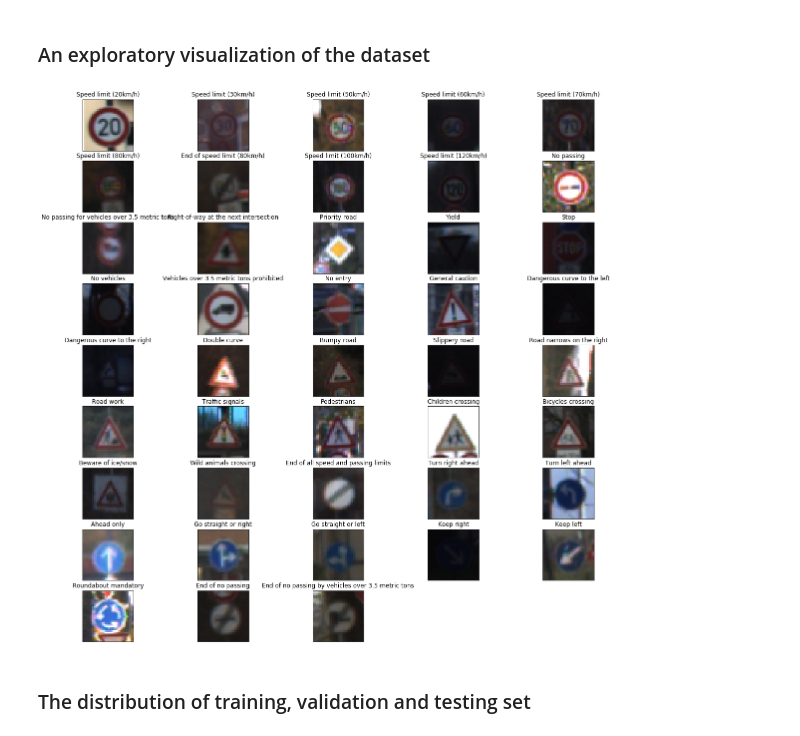
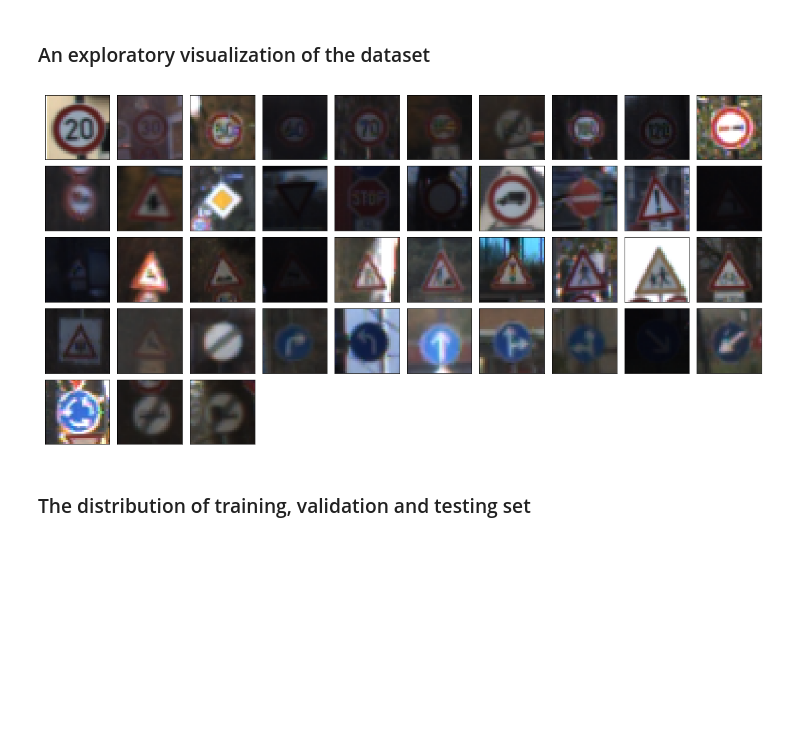
Before and after one commit to liferlisiqi/Traffic-Sign-Classifier, a Jupyter notebook: Data pre-process.ipynb, the cells around one changed output. Drawn from its saved outputs; the diff is of its cells as text; code cells hidden in the pictures; blank space fills up the shorter version.

```diff
--- a/Data pre-process.ipynb
+++ b/Data pre-process.ipynb
@@ -65,18 +64,18 @@ Number of classes = 43
 # %%
 # Visualizations will be shown in the notebook.
 %matplotlib inline
 
 # Show onw figure for each traffic sign
-plt.figure(figsize=(20, 20))
+plt.figure(figsize=(20, 10))
+plt.subplots_adjust(hspace = .1, wspace=.1)
 for i in range(0, n_classes):
     index = np.where(y_train==i)[0][0]
     image = X_train[index]
-    signname = signnames[i]
-    plt.subplot(9, 5, i + 1), plt.imshow(image)
-    plt.title(signname)
+    plt.subplot(5, 10, i + 1), plt.imshow(image)
     plt.xticks([]), plt.yticks([])
+plt.savefig('./exploratory.jpg')
 # %% [output]
-[figure, old version]
+[figure, new version]
 # %% [markdown]
 ### The distribution of training, validation and testing set
 # %%
```
Also changed, not shown: parts of 2 cells of this notebook, 6 other files.
